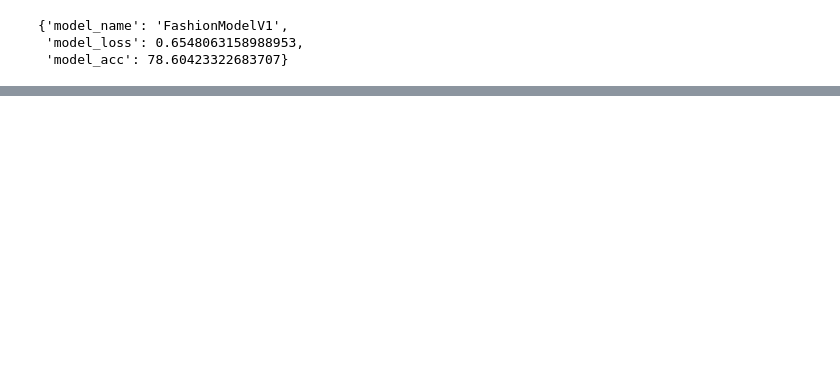
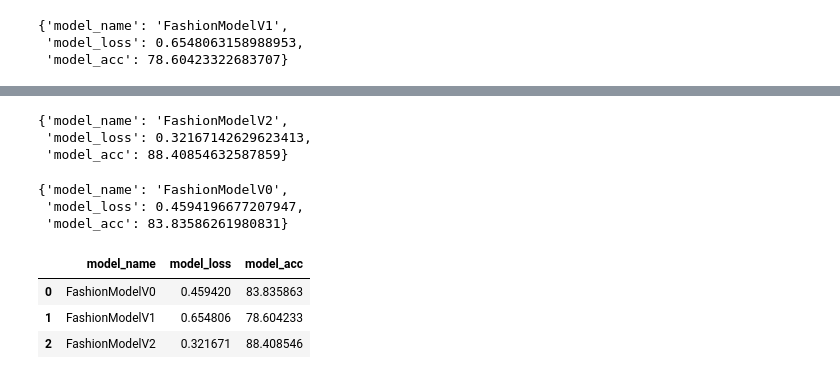
Before and after one commit to antidude900/pytorch_learning, a Jupyter notebook: 03_computer_vision.ipynb, the cells around one changed output, grey strips where cells are left out. Cells and saved outputs as stored; diff of their text form; code cells hidden in the pictures; blank space fills up the shorter version.

```diff
--- a/03_computer_vision.ipynb
+++ b/03_computer_vision.ipynb
@@ -517,7 +514,33 @@ class FashionModelV2(nn.Module):
 torch.manual_seed(42)
 model_2 = FashionModelV2(input_shape=1,
                          hidden_units=10,
-                         output_shape=10)
+                         output_shape=10).to(device)
 # %%
 loss_fn = nn.CrossEntropyLoss()
-optimizer = torch.optim.SGD(params=model_2.parameters(),lr=0.01)
+optimizer = torch.optim.SGD(params=model_2.parameters(),lr=0.1)
+# %%
+torch.manual_seed(42)
+torch.cuda.manual_seed(42)
+
+train_time_start_model2 = timer()
+
+epochs = 3
+for epoch in tqdm(range(epochs)):
+  print(f"Epoch: {epoch} \n------")
+  train_step(model=model_2,
+              data_loader=train_dataloader,
+              loss_fn=loss_fn,
+              optimizer=optimizer,
+              accuracy_fn=accuracy_fn,
+              device=device)
+
+  test_step(model=model_2,
+            data_loader=test_dataloader,
+            loss_fn=loss_fn,
+            accuracy_fn=accuracy_fn,
+            device=device)
+
+train_time_end_model2 = timer()
+total_train_time_model_2 = print_train_time(start=train_time_start_model2,
+                                           end=train_time_end_model2,
+                                           device=device)
@@ -523,0 +567,28 @@ optimizer = torch.optim.SGD(params=model_2.parameters(),lr=0.01)
+# %%
+model_2_results= eval_model(model=model_2,
+            data_loader=test_dataloader,
+            loss_fn=loss_fn,
+            accuracy_fn=accuracy_fn,
+            device=device)
+model_2_results
+# %% [output]
+{'model_name': 'FashionModelV2',
+ 'model_loss': 0.32167142629623413,
+ 'model_acc': 88.40854632587859}
+# %%
+model_0_results
+# %% [output]
+{'model_name': 'FashionModelV0',
+ 'model_loss': 0.4594196677207947,
+ 'model_acc': 83.83586261980831}
+# %%
+import pandas as pd
+compare_results = pd.DataFrame([model_0_results,
+                                model_1_results,
+                                model_2_results])
+compare_results
+# %% [output]
+|  | model_name | model_loss | model_acc |
+| 0 | FashionModelV0 | 0.459420 | 83.835863 |
+| 1 | FashionModelV1 | 0.654806 | 78.604233 |
+| 2 | FashionModelV2 | 0.321671 | 88.408546 |
```
Also changed, not shown: parts of 8 cells of this notebook.
